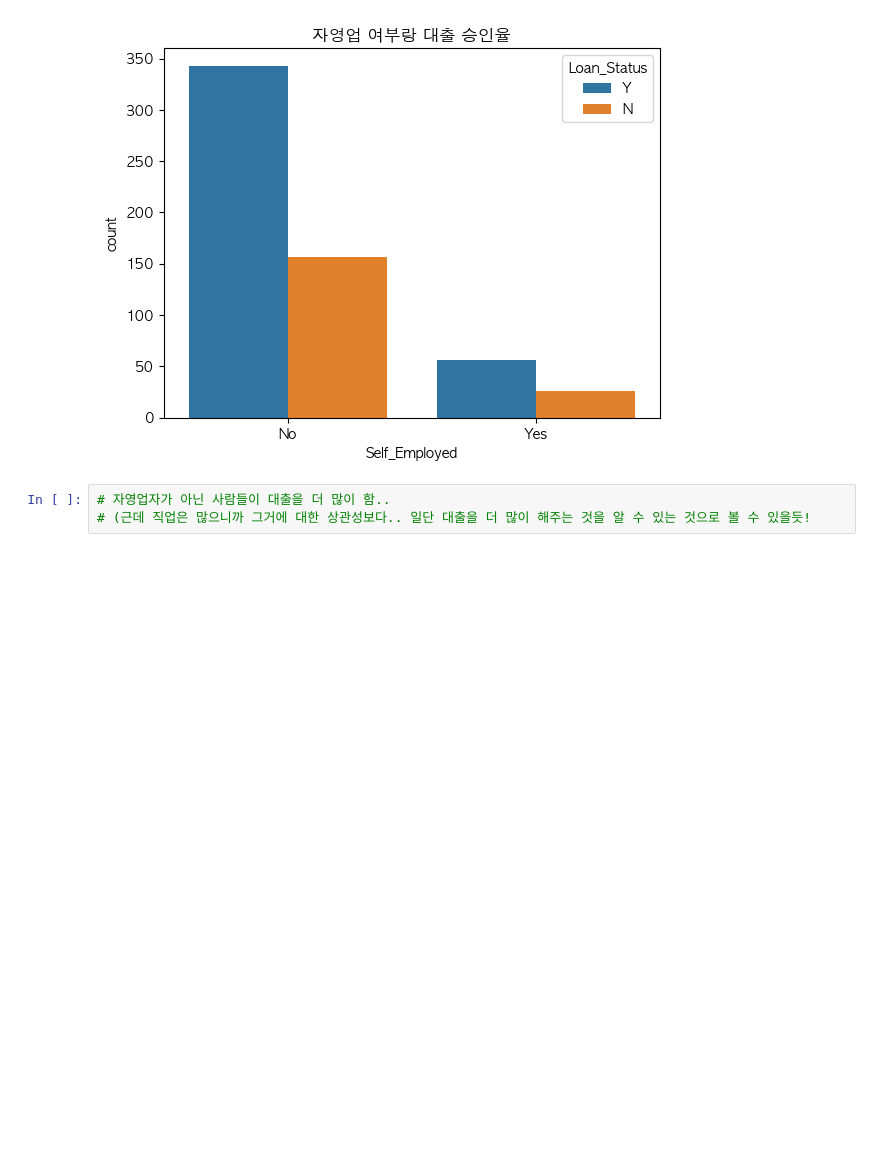
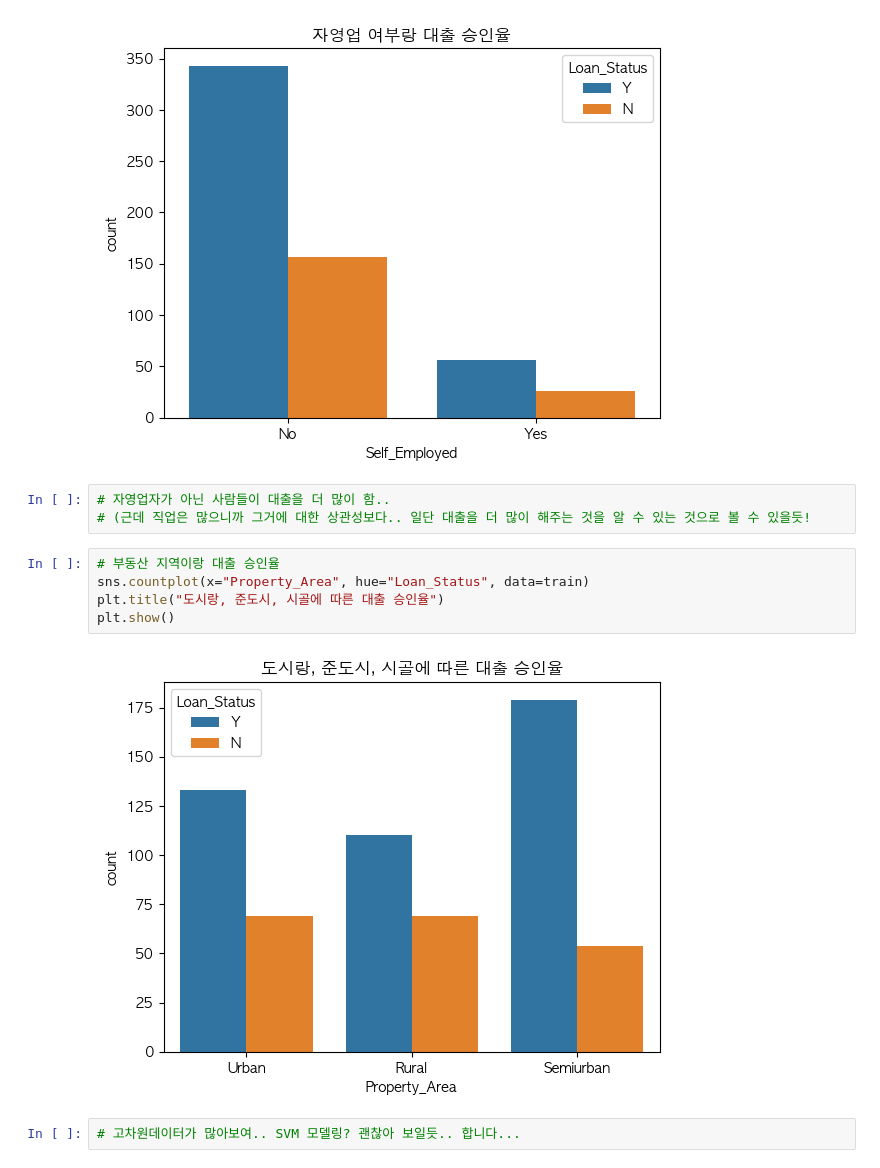
Before and after one commit to lshwa/Toy_proj, a Jupyter notebook: toy_project.ipynb, the cells around one changed output. Saved outputs shown, nothing was run; the diff lists cells and outputs as text; blank space fills up the shorter version.

```diff
--- a/toy_project.ipynb
+++ b/toy_project.ipynb
@@ -162,3 +163,12 @@ plt.show()
 # %%
 # 자영업자가 아닌 사람들이 대출을 더 많이 함..
 # (근데 직업은 많으니까 그거에 대한 상관성보다.. 일단 대출을 더 많이 해주는 것을 알 수 있는 것으로 볼 수 있을듯!
+# %%
+# 부동산 지역이랑 대출 승인율
+sns.countplot(x="Property_Area", hue="Loan_Status", data=train)
+plt.title("도시랑, 준도시, 시골에 따른 대출 승인율")
+plt.show()
+# %% [output]
+[figure, added]
+# %%
+# 고차원데이터가 많아보여.. SVM 모델링? 괜찮아 보일듯.. 합니다...
```
Also changed, not shown: parts of 9 cells of this notebook.
